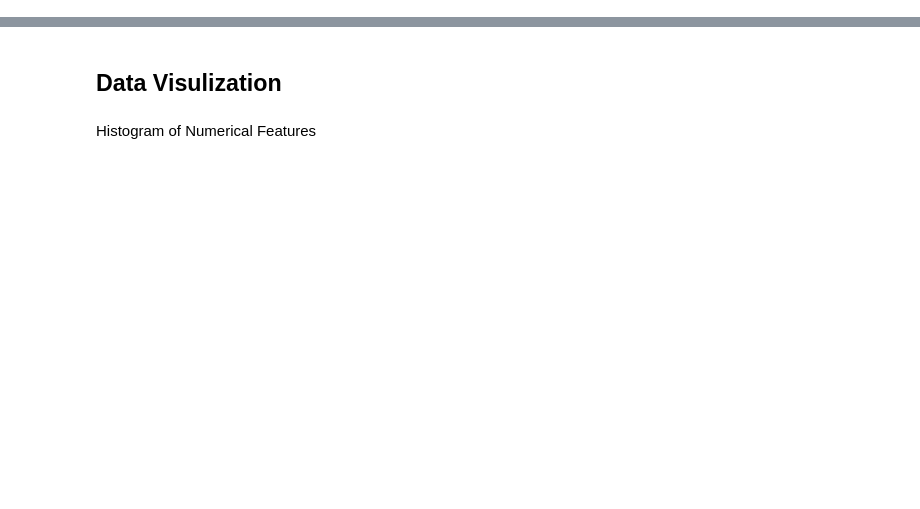
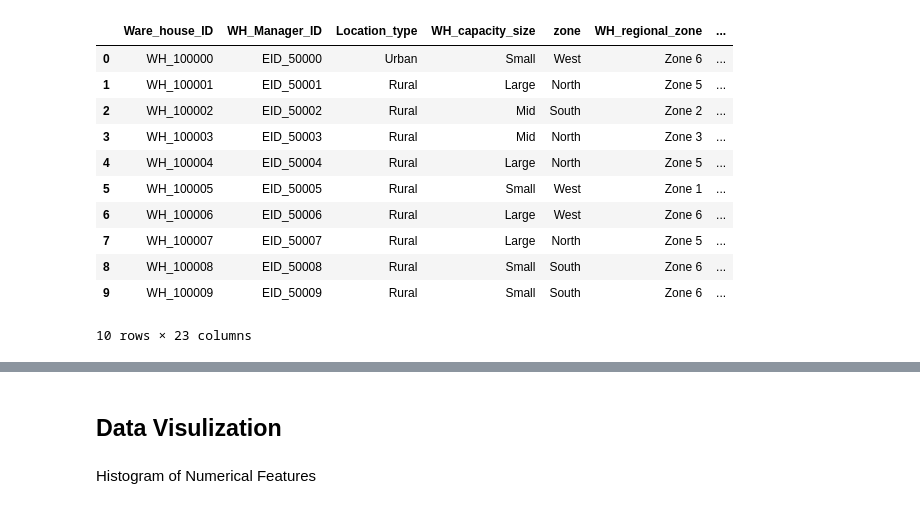
Before and after one commit to stoicsapien1/Summer-Intern-ISI, a Jupyter notebook: Supply Chain.ipynb, the cells around one changed output, grey strips where cells are left out. Drawn from its saved outputs; the diff is of its cells as text; code cells hidden in the pictures; blank space fills up the shorter version.

```diff
--- a/Supply Chain.ipynb
+++ b/Supply Chain.ipynb
@@ -22,6 +63,19 @@ df.shape
 # %%
 df.drop(columns=["wh_est_year"],inplace=True)
 # %%
-df.head()
+df.head(10)
+# %% [output]
+|  | Ware_house_ID | WH_Manager_ID | Location_type | WH_capacity_size | zone | WH_regional_zone | ... |
+| 0 | WH_100000 | EID_50000 | Urban | Small | West | Zone 6 | ... |
+| 1 | WH_100001 | EID_50001 | Rural | Large | North | Zone 5 | ... |
+| 2 | WH_100002 | EID_50002 | Rural | Mid | South | Zone 2 | ... |
+| 3 | WH_100003 | EID_50003 | Rural | Mid | North | Zone 3 | ... |
+| 4 | WH_100004 | EID_50004 | Rural | Large | North | Zone 5 | ... |
+| 5 | WH_100005 | EID_50005 | Rural | Small | West | Zone 1 | ... |
+| 6 | WH_100006 | EID_50006 | Rural | Large | West | Zone 6 | ... |
+| 7 | WH_100007 | EID_50007 | Rural | Large | North | Zone 5 | ... |
+| 8 | WH_100008 | EID_50008 | Rural | Small | South | Zone 6 | ... |
+| 9 | WH_100009 | EID_50009 | Rural | Small | South | Zone 6 | ... |
+10 rows × 23 columns
 # %%
 df.describe()
```
Also changed, not shown: parts of 62 cells of this notebook, 1 other file.
